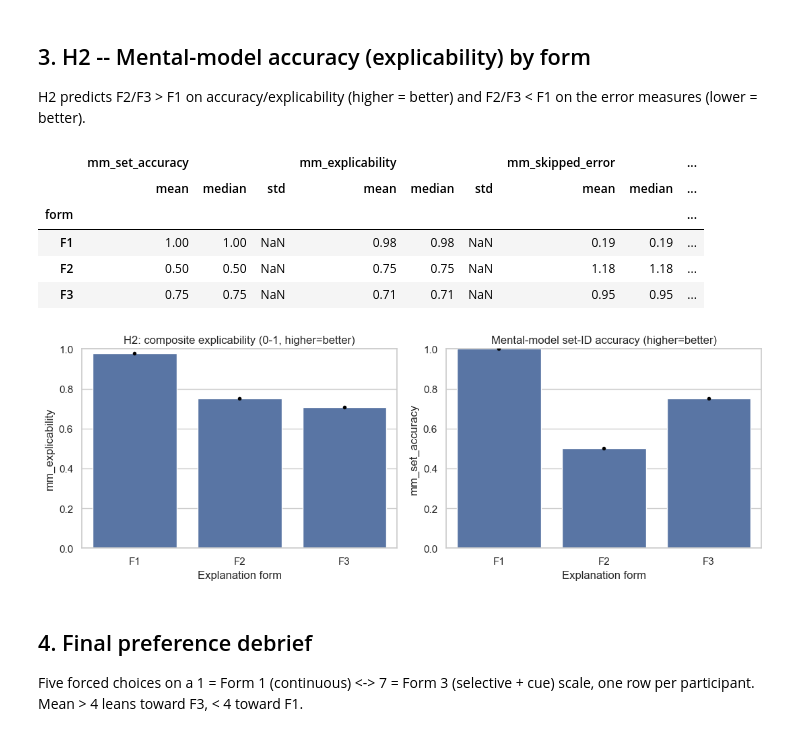
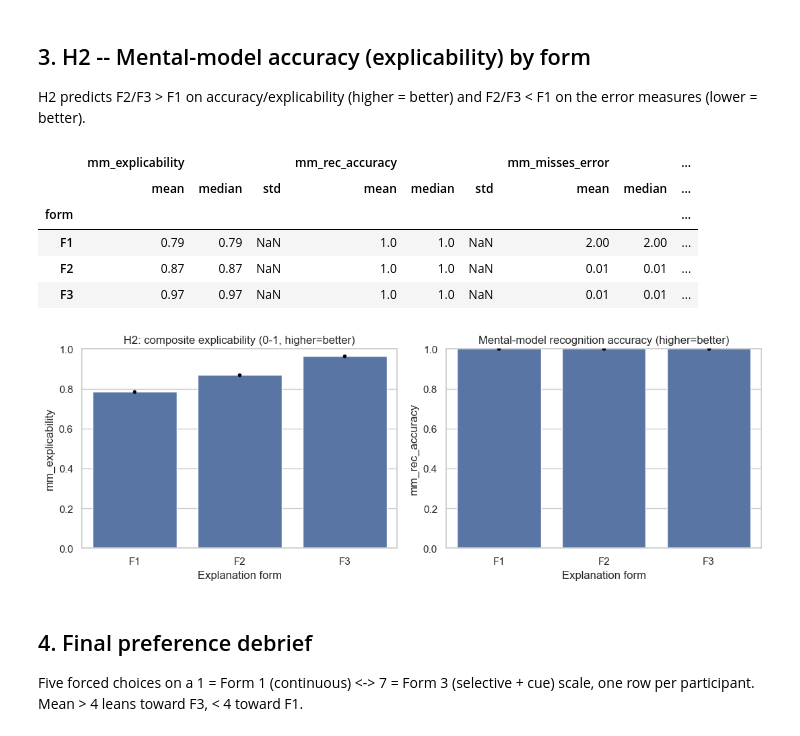
Before and after one commit to AndreaThelen/HumanCenteredAI, a Jupyter notebook: analysis/notebooks/03_questionnaires.ipynb, the cells around one changed output. Saved outputs shown, nothing was run; the diff lists cells and outputs as text; code cells hidden in the pictures.

```diff
--- a/analysis/notebooks/03_questionnaires.ipynb
+++ b/analysis/notebooks/03_questionnaires.ipynb
@@ -132,23 +130,24 @@ plt.show()
 H2 predicts F2/F3 > F1 on accuracy/explicability (higher = better) and F2/F3 < F1
 on the error measures (lower = better).
 # %%
-h2_cols = ["mm_set_accuracy", "mm_explicability", "mm_skipped_error", "mm_reliability_error"]
+h2_cols = ["mm_explicability", "mm_rec_accuracy", "mm_misses_error",
+           "mm_closecalls_error", "mm_reliability_error"]
 h2_desc = table.groupby("form")[h2_cols].agg(["mean", "median", "std"]).reindex(FORM_ORDER)
 h2_desc.round(2)
 # %% [output]
-|  | mm_set_accuracy |  |  | mm_explicability |  |  | mm_skipped_error |  | ... |
+|  | mm_explicability |  |  | mm_rec_accuracy |  |  | mm_misses_error |  | ... |
 |  | mean | median | std | mean | median | std | mean | median | ... |
 | form |  |  |  |  |  |  |  |  | ... |
-| F1 | 1.00 | 1.00 | NaN | 0.98 | 0.98 | NaN | 0.19 | 0.19 | ... |
-| F2 | 0.50 | 0.50 | NaN | 0.75 | 0.75 | NaN | 1.18 | 1.18 | ... |
-| F3 | 0.75 | 0.75 | NaN | 0.71 | 0.71 | NaN | 0.95 | 0.95 | ... |
+| F1 | 0.79 | 0.79 | NaN | 1.0 | 1.0 | NaN | 2.00 | 2.00 | ... |
+| F2 | 0.87 | 0.87 | NaN | 1.0 | 1.0 | NaN | 0.01 | 0.01 | ... |
+| F3 | 0.97 | 0.97 | NaN | 1.0 | 1.0 | NaN | 0.01 | 0.01 | ... |
 # %%
 fig, axes = plt.subplots(1, 2, figsize=(11, 4))
 for ax, col, title in zip(
     axes,
-    ["mm_explicability", "mm_set_accuracy"],
+    ["mm_explicability", "mm_rec_accuracy"],
     ["H2: composite explicability (0-1, higher=better)",
-     "Mental-model set-ID accuracy (higher=better)"],
+     "Mental-model recognition accuracy (higher=better)"],
 ):
     sns.barplot(data=table, x="form", y=col, order=FORM_ORDER, errorbar="sd", ax=ax)
     sns.stripplot(data=table, x="form", y=col, order=FORM_ORDER, color="black", size=4, ax=ax)
@@ -159,7 +158,7 @@ fig.tight_layout()
 fig.savefig(OUT / "h2_explicability_by_form.png", dpi=150)
 plt.show()
 # %% [output]
-[figure, old version]
+[figure, new version]
 # %% [markdown]
 ## 4. Final preference debrief
 
```
Also changed, not shown: parts of 9 cells of this notebook, 13 other files.
